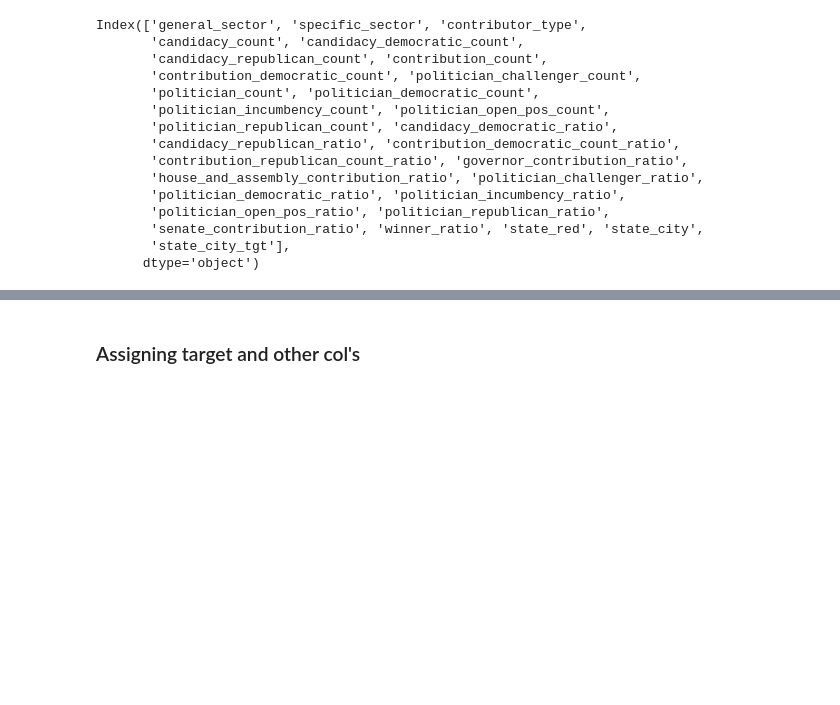
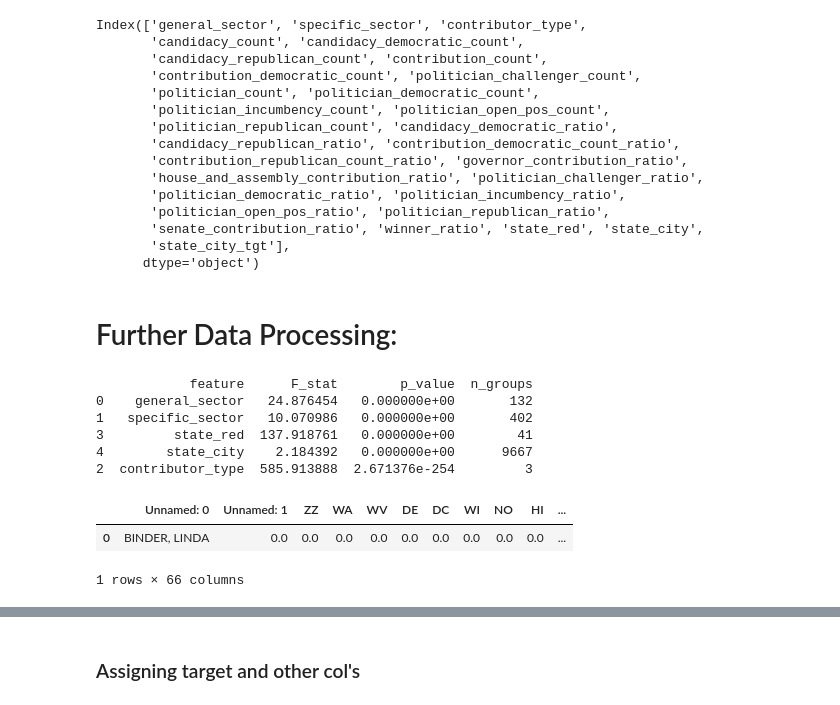
Before and after one commit to muratal49/CampaignContribution_Winner_Kaggle, a Jupyter notebook: version03.ipynb, the cells around one changed output, grey strips where cells are left out. Cells and saved outputs as stored; diff of their text form; code cells hidden in the pictures; blank space fills up the shorter version.

```diff
--- a/version03.ipynb
+++ b/version03.ipynb
@@ -439,3 +444,61 @@ Index(['general_sector', 'specific_sector', 'contributor_type',
        'senate_contribution_ratio', 'winner_ratio', 'state_red', 'state_city',
        'state_city_tgt'],
       dtype='object')
+# %% [markdown]
+# Further Data Processing:
+# %%
+import pandas as pd
+import numpy as np
+from scipy.stats import f_oneway
+
+# --------------------------------------------------
+# 1 · Load data  (replace with your own dataframe)
+# --------------------------------------------------
+df = train_enc.copy()          # or pd.read_csv("training_data.csv")
+
+# --------------------------------------------------
+# 2 · Log-transform target
+# --------------------------------------------------
+EPS = 1e-6
+df['winner_log'] = np.log(df['winner_ratio'] + EPS)
+
+# --------------------------------------------------
+# 3 · Identify categorical columns you care about
+#    (object dtype, or specifically listed)
+# --------------------------------------------------
+cat_cols = ['general_sector', 'specific_sector',
+            'contributor_type', 'state_red','state_city']      # extend as needed
+
+# --------------------------------------------------
+# 4 · Run one-way ANOVA for each categorical feature
+# --------------------------------------------------
+results = []
+for col in cat_cols:
+    groups = [g['winner_log'].values
+              for _, g in df[[col, 'winner_log']].groupby(col)
+              if len(g) > 1]                      # need ≥2 obs
+    if len(groups) < 2:
+        continue
+    F, p = f_oneway(*groups)
+    results.append((col, F, p, len(groups)))
+
+anova_df = (pd.DataFrame(results,
+                         columns=['feature', 'F_stat', 'p_value', 'n_groups'])
+              .sort_values('p_value'))
+
+print(anova_df.head(10))
+# %% [output]
+            feature      F_stat        p_value  n_groups
+0    general_sector   24.876454   0.000000e+00       132
+1   specific_sector   10.070986   0.000000e+00       402
+3         state_red  137.918761   0.000000e+00        41
+4        state_city    2.184392   0.000000e+00      9667
+2  contributor_type  585.913888  2.671376e-254         3
+# %%
+#checking the all_states network csv:
+all_states = pd.read_csv("all_candidates_state_bipartite_weighted_network.csv")
+all_states.head(1)
+# %% [output]
+|  | Unnamed: 0 | Unnamed: 1 | ZZ | WA | WV | DE | DC | WI | NO | HI | ... |
+| 0 | BINDER, LINDA | 0.0 | 0.0 | 0.0 | 0.0 | 0.0 | 0.0 | 0.0 | 0.0 | 0.0 | ... |
+1 rows × 66 columns
```
Also changed, not shown: parts of 37 cells of this notebook, 19 other files.
